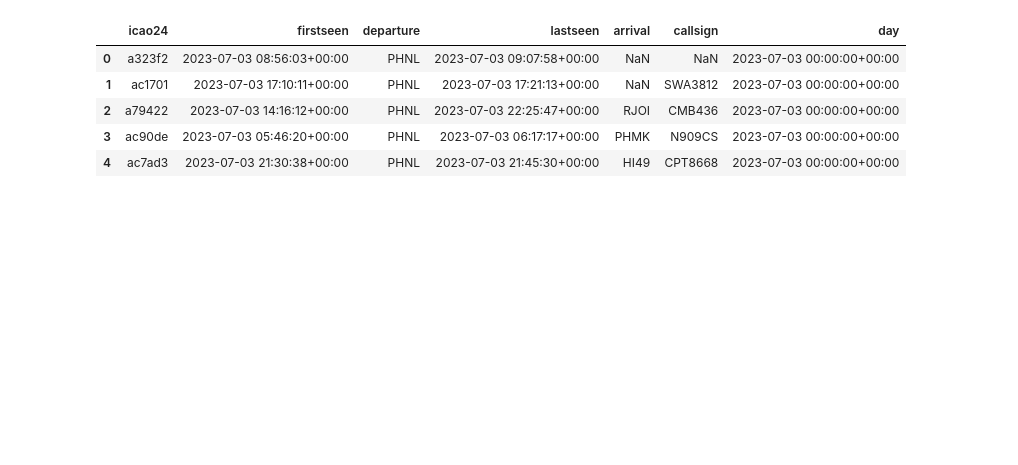
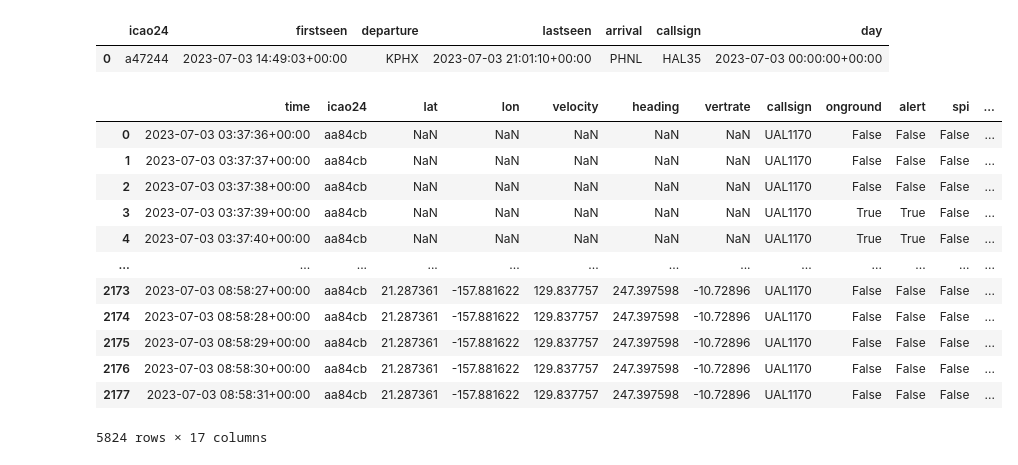
Before and after one commit to MichealC03/Capstone, a Jupyter notebook: notebook.ipynb, the cells around one changed output. Cells and saved outputs as stored; diff of their text form; code cells hidden in the pictures; blank space fills up the shorter version.

```diff
--- a/notebook.ipynb
+++ b/notebook.ipynb
@@ -10,23 +11,60 @@ opensky = Impala(
     host="data.opensky-network.org",
     port=2230  # The port for the Impala shell
 )
+# %%
+airportDict = {
+    "Austin": {"ICAO": "KAUS", "latitude": 30.2025, "longitude": -97.6650},
+    "Boston": {"ICAO": "KBOS", "latitude": 42.3641, "longitude": -71.0052},
+    "Vegas": {"ICAO": "KLAS", "latitude": 36.0840, "longitude": -115.1536},
+    "Long Beach": {"ICAO": "KLGB", "latitude": 33.8177, "longitude": -118.1516},
+    "Los Angeles": {"ICAO": "KLAX", "latitude": 33.9416, "longitude": -118.4085},
+    "New York City": {"ICAO": "JFK", "latitude": 40.6413, "longitude": -73.7781},
+    "Oakland": {"ICAO": "KOAK", "latitude": 37.7214, "longitude": -122.2208},
+    "Ontario (California)": {"ICAO": "KONT", "latitude": 34.0551, "longitude": -117.6006},
+    "Phoenix": {"ICAO": "KPHX", "latitude": 33.4342, "longitude": -112.0080},
+    "Portland": {"ICAO": "KPDX", "latitude": 45.5898, "longitude": -122.5951},
+    "Sacramento": {"ICAO": "KSMF", "latitude": 38.6957, "longitude": -121.5908},
+    "San Diego": {"ICAO": "SAN", "latitude": 32.7336, "longitude": -117.1897},
+    "San Francisco": {"ICAO": "SFO", "latitude": 37.7749, "longitude": -122.4194},
+    "San Jose": {"ICAO": "KSJC", "latitude": 37.3541, "longitude": -121.9375},
+    "Seattle": {"ICAO": "KSEA", "latitude": 47.4502, "longitude": -122.3088}
+}
+
+# Airbus test flights from and to Toulouse airport
+list = opensky.flightlist(
+    start="2023-07-03 00:00",
+    end="2023-07-03 8:10",
+    #icao24="A19A21",
+    departure_airport=airportDict["Phoenix"]["ICAO"],
+    arrival_airport="PHNL",
+    callsign="HAL%",
+    limit=1
+)
+
+list
+# %% [output]
+|  | icao24 | firstseen | departure | lastseen | arrival | callsign | day |
+| 0 | a47244 | 2023-07-03 14:49:03+00:00 | KPHX | 2023-07-03 21:01:10+00:00 | PHNL | HAL35 | 2023-07-03 00:00:00+00:00 |
 # %%
-# Airbus test flights from and to Toulouse airport
-hist = opensky.flightlist(
-    start="2023-07-03 00:00",
-    end="2023-07-03 8:10",
-    #icao24="A19A21",
-    arrival_airport="PHNL",
-    #callsign="HAL23"
+hist = opensky.history(
+    start="2023-07-03 03:00",
+    end="2023-07-03 09:00",
+    icao24="aa84cb",
+    callsign="UAL1170"
 )
+
+hist
+# %% [output]
+|  | time | icao24 | lat | lon | velocity | heading | vertrate | callsign | onground | alert | spi | ... |
+| 0 | 2023-07-03 03:37:36+00:00 | aa84cb | NaN | NaN | NaN | NaN | NaN | UAL1170 | False | False | False | ... |
+| 1 | 2023-07-03 03:37:37+00:00 | aa84cb | NaN | NaN | NaN | NaN | NaN | UAL1170 | False | False | False | ... |
+| 2 | 2023-07-03 03:37:38+00:00 | aa84cb | NaN | NaN | NaN | NaN | NaN | UAL1170 | False | False | False | ... |
+| 3 | 2023-07-03 03:37:39+00:00 | aa84cb | NaN | NaN | NaN | NaN | NaN | UAL1170 | True | True | False | ... |
+| 4 | 2023-07-03 03:37:40+00:00 | aa84cb | NaN | NaN | NaN | NaN | NaN | UAL1170 | True | True | False | ... |
+| ... | ... | ... | ... | ... | ... | ... | ... | ... | ... | ... | ... | ... |
+| 2173 | 2023-07-03 08:58:27+00:00 | aa84cb | 21.287361 | -157.881622 | 129.837757 | 247.397598 | -10.72896 | UAL1170 | False | False | False | ... |
+| 2174 | 2023-07-03 08:58:28+00:00 | aa84cb | 21.287361 | -157.881622 | 129.837757 | 247.397598 | -10.72896 | UAL1170 | False | False | False | ... |
+| 2175 | 2023-07-03 08:58:29+00:00 | aa84cb | 21.287361 | -157.881622 | 129.837757 | 247.397598 | -10.72896 | UAL1170 | False | False | False | ... |
+| 2176 | 2023-07-03 08:58:30+00:00 | aa84cb | 21.287361 | -157.881622 | 129.837757 | 247.397598 | -10.72896 | UAL1170 | False | False | False | ... |
+| 2177 | 2023-07-03 08:58:31+00:00 | aa84cb | 21.287361 | -157.881622 | 129.837757 | 247.397598 | -10.72896 | UAL1170 | False | False | False | ... |
+5824 rows × 17 columns
-# %%
-df = pd.DataFrame(hist)
-
-df
-# %% [output]
-|  | icao24 | firstseen | departure | lastseen | arrival | callsign | day |
-| 0 | a323f2 | 2023-07-03 08:56:03+00:00 | PHNL | 2023-07-03 09:07:58+00:00 | NaN | NaN | 2023-07-03 00:00:00+00:00 |
-| 1 | ac1701 | 2023-07-03 17:10:11+00:00 | PHNL | 2023-07-03 17:21:13+00:00 | NaN | SWA3812 | 2023-07-03 00:00:00+00:00 |
-| 2 | a79422 | 2023-07-03 14:16:12+00:00 | PHNL | 2023-07-03 22:25:47+00:00 | RJOI | CMB436 | 2023-07-03 00:00:00+00:00 |
-| 3 | ac90de | 2023-07-03 05:46:20+00:00 | PHNL | 2023-07-03 06:17:17+00:00 | PHMK | N909CS | 2023-07-03 00:00:00+00:00 |
-| 4 | ac7ad3 | 2023-07-03 21:30:38+00:00 | PHNL | 2023-07-03 21:45:30+00:00 | HI49 | CPT8668 | 2023-07-03 00:00:00+00:00 |
```
Also changed, not shown: parts of 5 cells of this notebook, 3 other files.
